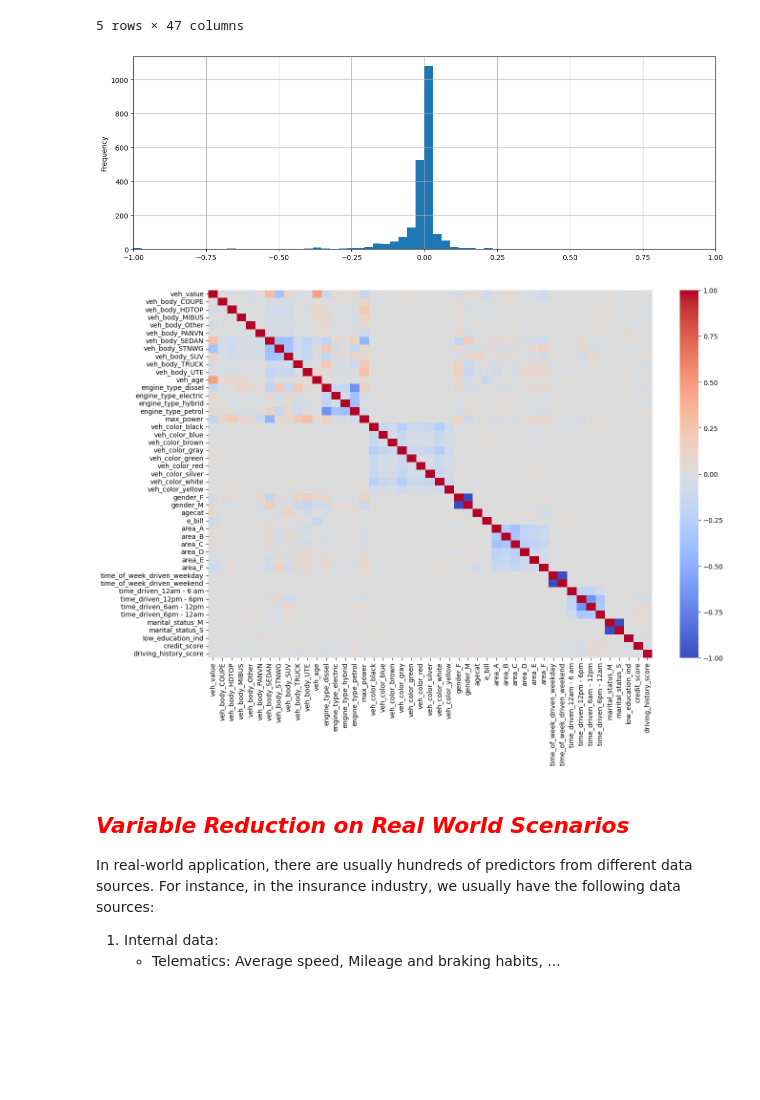
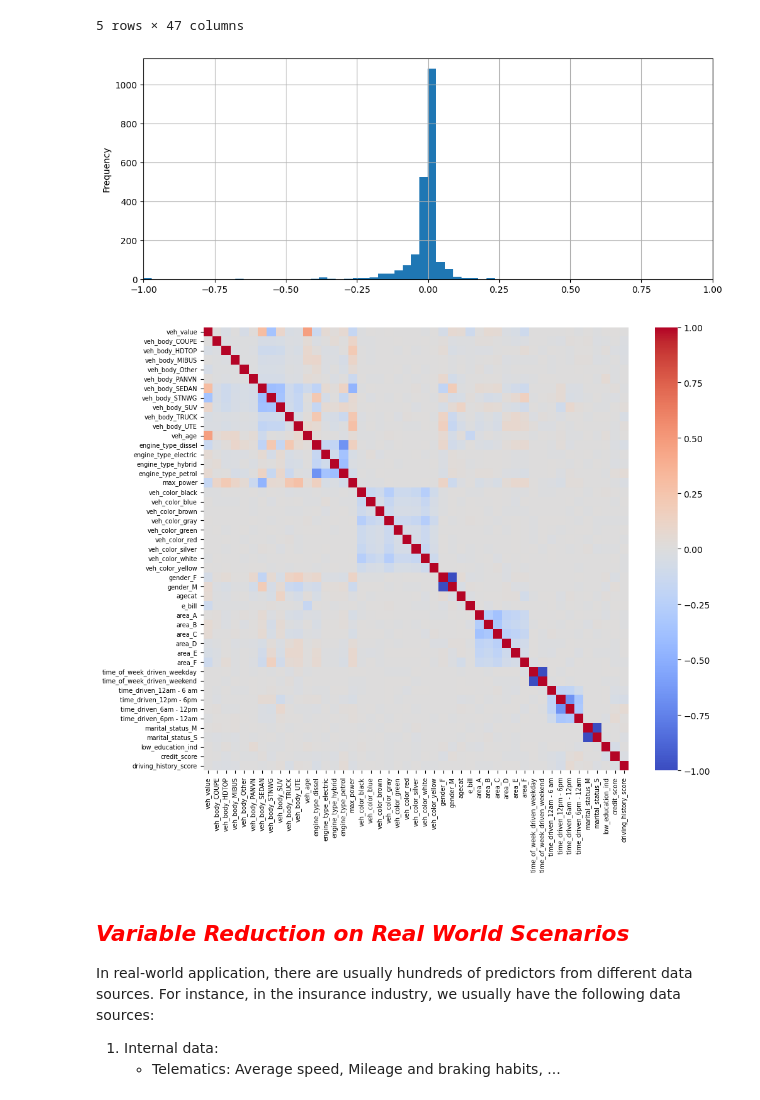
Before and after one commit to mengjin67/data_science_bootcamp_lecture_1, a Jupyter notebook: analysis_pipeline/2_data_exploration.ipynb, the cells around one changed output. Cells and saved outputs as stored; diff of their text form; code cells hidden in the pictures; blank space fills up the shorter version.

```diff
--- a/analysis_pipeline/2_data_exploration.ipynb
+++ b/analysis_pipeline/2_data_exploration.ipynb
@@ -167,7 +167,7 @@ sparams_ori = stats.gamma.fit(y_ori, floc=0)
 sparams_capped = stats.gamma.fit(y_capped, floc=0)
 
 # Plot QQ plots
-rcParams['figure.figsize'] = 12, 5.5
+rcParams['figure.figsize'] = 10, 5
 fig, (ax1, ax2) = plt.subplots(1, 2)
 stats.probplot(y_ori, sparams_ori, dist='gamma', plot=ax1)
 ax1.set_title('Original claim_sev')
@@ -178,7 +178,7 @@ plt.show()
 
 # Plot a histogram of 'claim_sev' and 'claim_sev_capped' with 200 bins
 import matplotlib.pyplot as plt
-rcParams['figure.figsize'] = 12, 5.5
+rcParams['figure.figsize'] = 10, 5
 plt.hist(model_data['claim_sev'].dropna(), bins=200, facecolor='blue', alpha=0.5, label='Original')
 plt.hist(model_data['claim_sev_capped'].dropna(), bins=200, facecolor='orange', alpha=0.5, label='Capped')
 plt.xlabel('claim_sev')
@@ -364,17 +364,20 @@ Columns in new DataFrame: ['veh_value', 'veh_body_COUPE', 'veh_body_HDTOP', 'veh
 # %%
 ## histogram on the correlation of the predictors
 corr_val_df = round(train_data_num.corr(method='kendall'), 2)
 corr_val_vec = pd.Series(  [item for sublist in corr_val_df.values.tolist() for item in sublist if item < 1.0] )
-rcParams['figure.figsize'] = 15, 4
-corr_val_vec.plot.hist( bins = 50, figsize = (15, 5), xlim = (-1, 1), grid = True )
+rcParams['figure.figsize'] = 10, 4
+corr_val_vec.plot.hist( bins = 50, figsize = (10, 4), xlim = (-1, 1), grid = True )
+plt.tight_layout()
 ## heatmap on the pairwise correlations among the predictors
 import seaborn as sns
-plt.subplots( figsize=(15, 10) )
-ax = sns.heatmap( corr_val_df, annot = False, cmap = 'coolwarm', vmin = -1, vmax = 1 )
+plt.subplots( figsize=(10.35, 9) )
+ax = sns.heatmap( corr_val_df, annot = False, cmap = 'coolwarm', vmin = -1, vmax = 1, xticklabels = True, yticklabels = True )
+ax.tick_params( labelsize = 7 )  # show every variable name
+plt.tight_layout()
 plt.show()
 # %% [output]
-[figure, old version]
+[figure, new version]
-[figure, old version]
+[figure, new version]
 # %% [markdown]
 ## <span style="color:red"><b><i>Variable Reduction on Real World Scenarios</i></b></span>
 In real-world application, there are usually hundreds of predictors from different data sources. For instance, in the insurance industry, we usually have the following data sources:
```
Also changed, not shown: parts of 7 cells of this notebook, 3 other files.
